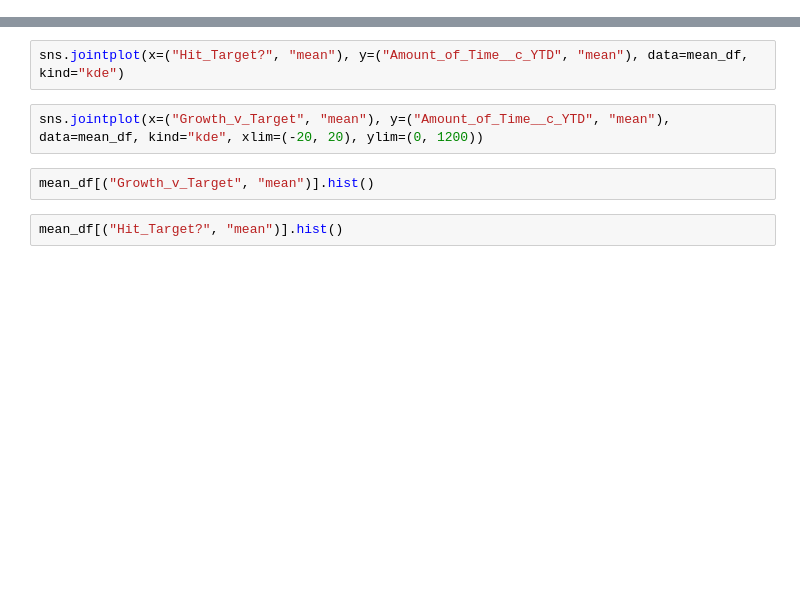
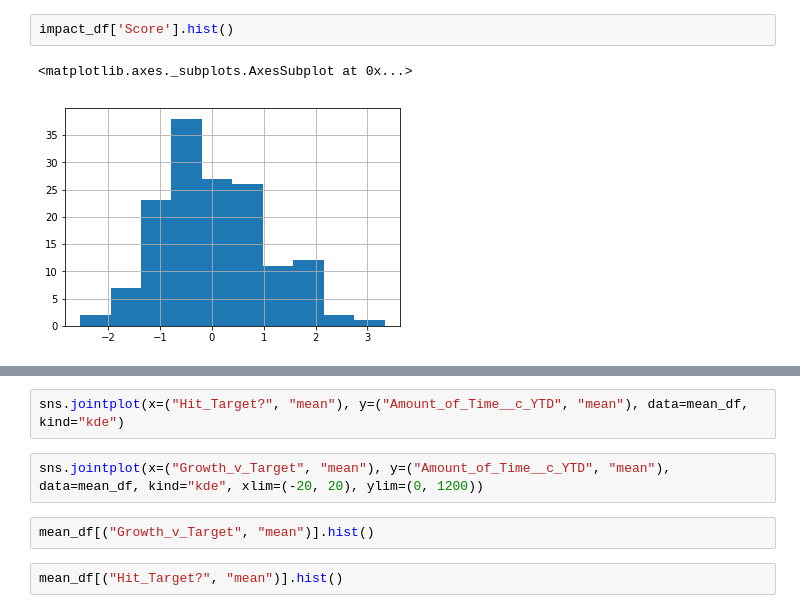
Before and after one commit to chrisluedtke/CityYear-ACM-Analysis, a Jupyter notebook: Analysis.ipynb, the cells around one changed output, grey strips where cells are left out. Saved outputs shown, nothing was run; the diff lists cells and outputs as text; blank space fills up the shorter version.

```diff
--- a/Analysis.ipynb
+++ b/Analysis.ipynb
@@ -35,0 +66,5 @@ df = mean_df.merge(survey_df, on='Staff__c')
+# %%
+impact_df['Score'].hist()
+# %% [output]
+<matplotlib.axes._subplots.AxesSubplot at 0x...>
+[figure, added]
```
Also changed, not shown: parts of 29 cells of this notebook, 5 other files.
